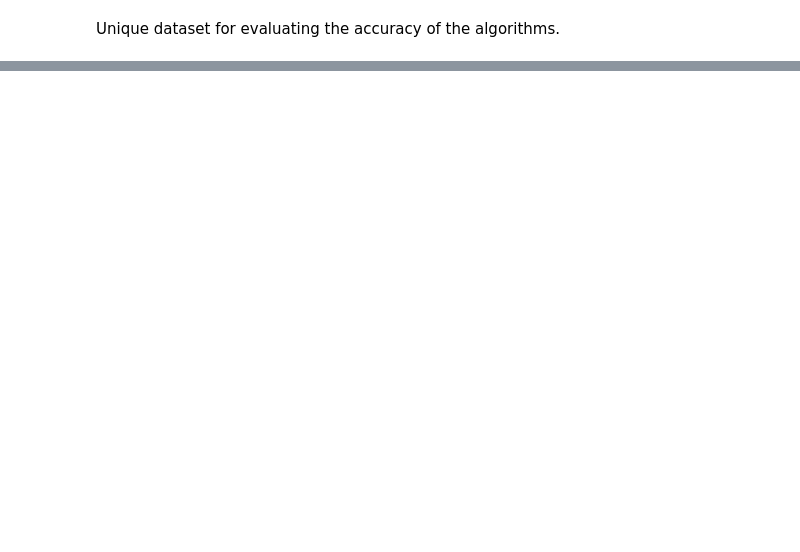
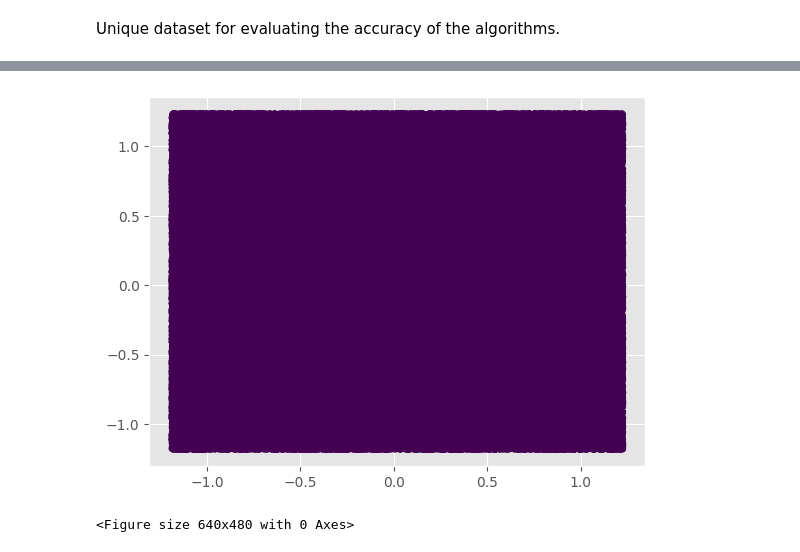
Before and after one commit to RheoTommy/kenpro, a Jupyter notebook: python/src/unique.ipynb, the cells around one changed output, grey strips where cells are left out. Drawn from its saved outputs; the diff is of its cells as text; code cells hidden in the pictures; blank space fills up the shorter version.

```diff
--- a/python/src/unique.ipynb
+++ b/python/src/unique.ipynb
@@ -50 +50,15 @@ plt.clf()
 <Figure size 640x480 with 0 Axes>
+# %%
+from sklearn.datasets import make_circles
+
+X, y = make_circles(n_samples = 1000000, noise = 0.05, factor = 0.5)
+X_aug, idx_new = add_uniform_noise(X, p=0.2)
+y_aug = np.concatenate([y, -np.ones(len(idx_new), dtype=y.dtype)])
+
+np.savetxt("../out/circles_big.csv", X_aug, delimiter=",", comments='')
+plt.scatter(X_aug[:, 0], X_aug[:, 1], c=y_aug, s=20, cmap='viridis')
+plt.show()
+plt.clf()
+# %% [output]
+[figure, added]
+<Figure size 640x480 with 0 Axes>
```
Also changed, not shown: parts of 3 cells of this notebook, 3 other files.
